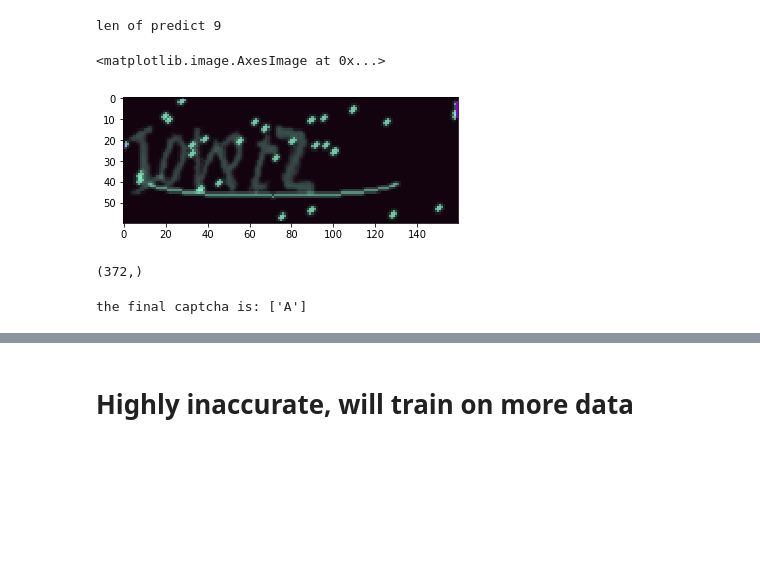
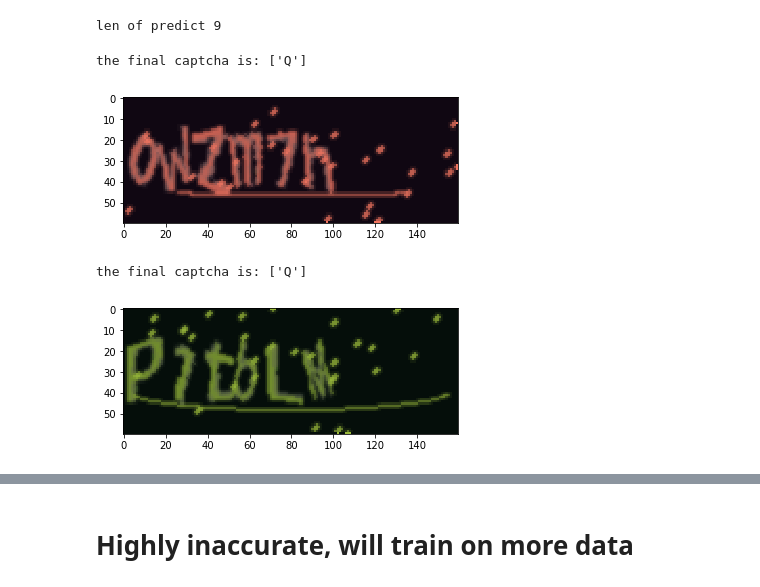
Before and after one commit to rajendra7406/captcha, a Jupyter notebook: captcha generator.ipynb, the cells around one changed output, grey strips where cells are left out. Saved outputs shown, nothing was run; the diff lists cells and outputs as text; code cells hidden in the pictures; blank space fills up the shorter version.

```diff
--- a/captcha generator.ipynb
+++ b/captcha generator.ipynb
@@ -80,7 +84,7 @@ val_minus = tol_num-10
 rr = [i for i in range(val_minus)]
 random.shuffle(rr)
 # %%
-train_num=80
+train_num=16000
 
 X_train = data[rr][:train_num]
 # %%
@@ -105,11 +108,11 @@ from keras.layers import Dense, Flatten, MaxPooling2D, Convolution2D, Dropout
 Using TensorFlow backend.
 # %%
 captcha_cnn = Sequential([
-    Convolution2D(64,8,8,input_shape=(height,width,channel), activation='relu'),
+    Convolution2D(64,2,2,input_shape=(height,width,channel), activation='relu'),
     MaxPooling2D(pool_size=(2,2) ),
     Dropout(0.25),
 
-    Convolution2D(128,4,4,activation='relu'),
+    Convolution2D(128,2,2,activation='relu'),
     MaxPooling2D(pool_size=(2,2)),
     Dropout(0.25),
 
@@ -159,28 +162,26 @@ predict = captcha_cnn.predict(val_set)
 print('len of predict',len(predict))
 # %% [output]
 len of predict 9
-# %%
-imshow(np.asarray(val_set[0]) )
-print('the captcha that we are trying to detect')
-# %% [output]
-<matplotlib.image.AxesImage at 0x...>
-[figure, removed]
-# %%
-predict[0].shape
-# %% [output]
-(372,)
-# %%
-output = predict[0].reshape(6,int(len(predict[0])/6) )
 # %%
-out_text = []
-out_idx=0
-for l in range(0,6):
-    for k in range(0,62):
-        if output[l][k] == 1:
-            out_idx=k
-            out_text.append(num_alpha[out_idx])
+def show_output(q):
+    imshow(np.asarray(val_set[q]) )
+    output = predict[0].reshape(6,int(len(predict[q])/6) )
+    out_text = []
+    out_idx=0
+    for l in range(0,6):
+        for k in range(0,62):
+            if output[l][k] == 1:
+                out_idx=k
+                out_text.append(num_alpha[out_idx])
 
-
-print('the final captcha is:',out_text)
+    print('the final captcha is:',out_text)
-# %% [output]
-the final captcha is: ['A']
+# %%
+show_output(0)
+# %% [output]
+the final captcha is: ['Q']
+[figure, added]
+# %%
+show_output(1)
+# %% [output]
+the final captcha is: ['Q']
+[figure, added]
```
Also changed, not shown: parts of 16 cells of this notebook.
